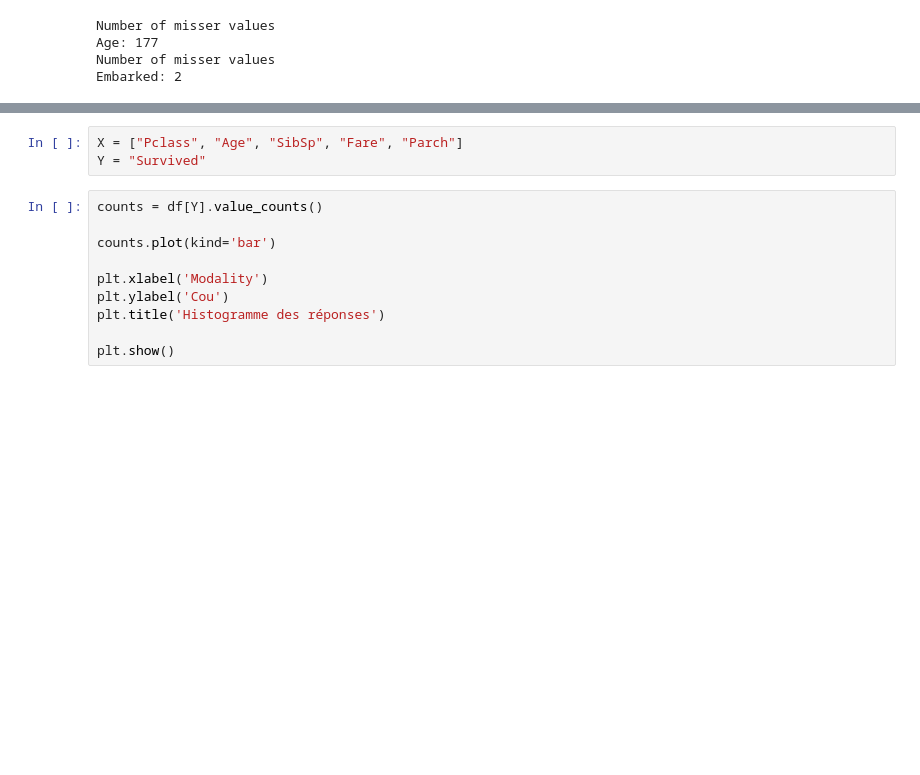
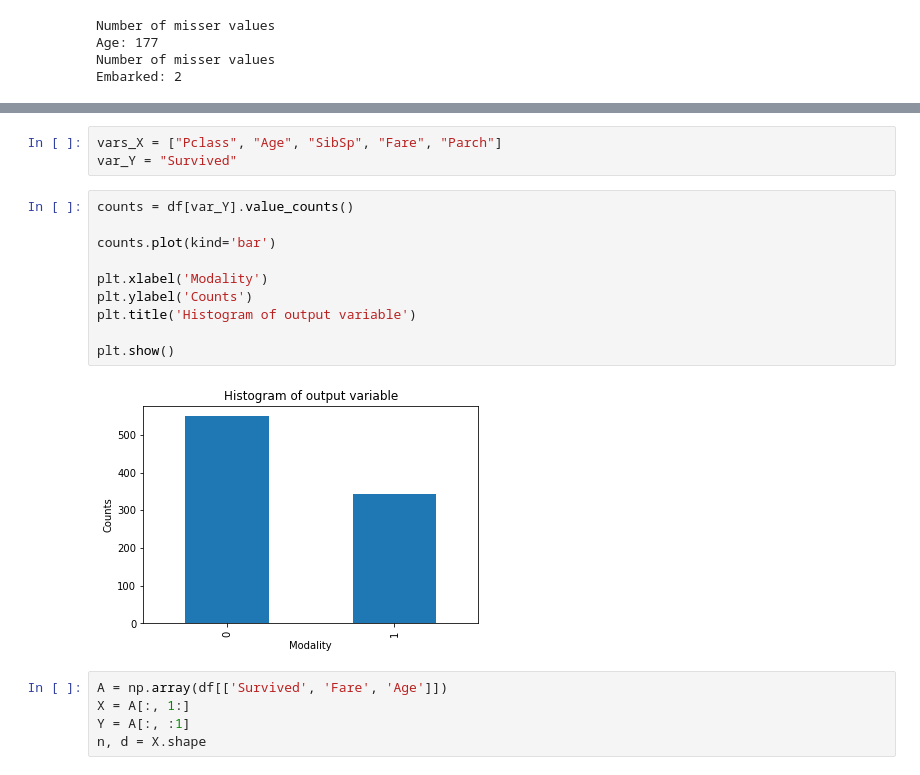
Before and after one commit to Baabel001/survie_titanic_prediction, a Jupyter notebook: Untitled.ipynb, the cells around one changed output, grey strips where cells are left out. Cells and saved outputs as stored; diff of their text form; blank space fills up the shorter version.

```diff
--- a/Untitled.ipynb
+++ b/Untitled.ipynb
@@ -133,13 +137,20 @@ plt.show()
 # %%
-X = ["Pclass", "Age", "SibSp", "Fare", "Parch"]
-Y = "Survived"
+vars_X = ["Pclass", "Age", "SibSp", "Fare", "Parch"]
+var_Y = "Survived"
 # %%
-counts = df[Y].value_counts()
+counts = df[var_Y].value_counts()
 
 counts.plot(kind='bar')
 
 plt.xlabel('Modality')
-plt.ylabel('Cou')
-plt.title('Histogramme des réponses')
+plt.ylabel('Counts')
+plt.title('Histogram of output variable')
 
 plt.show()
+# %% [output]
+[figure, added]
+# %%
+A = np.array(df[['Survived', 'Fare', 'Age']])
+X = A[:, 1:]
+Y = A[:, :1]
+n, d = X.shape
```
Also changed, not shown: parts of 4 cells of this notebook.
